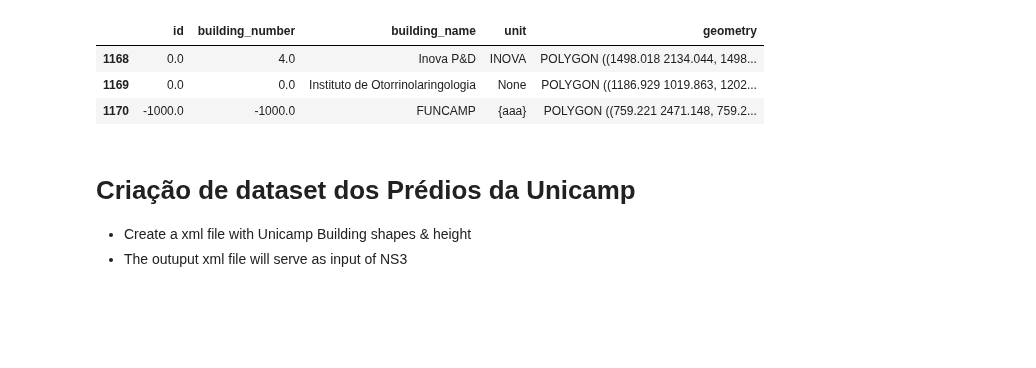
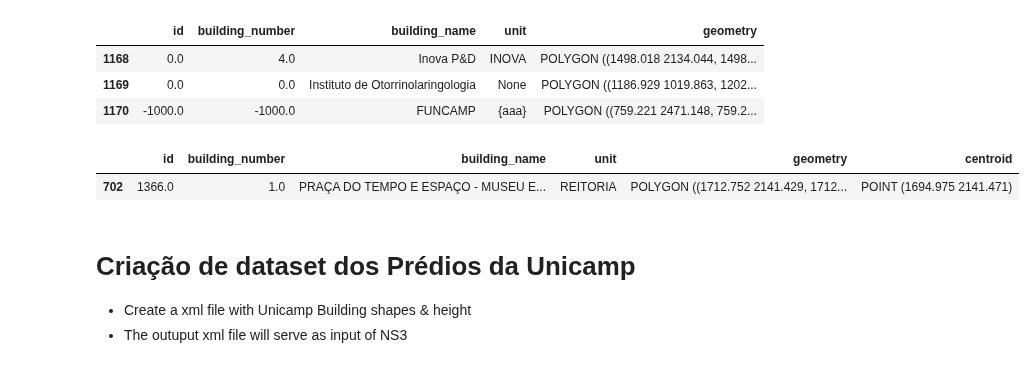
Before and after one commit to wasp-lahis/ns3-bmap, a Jupyter notebook: NS3/obstacle_exp/unicamp-arcgis-input-to-ns3/create-dataset-inputs-to-ns3.ipynb, the cells around one changed output. Cells and saved outputs as stored; diff of their text form; code cells hidden in the pictures; blank space fills up the shorter version.

```diff
--- a/NS3/obstacle_exp/unicamp-arcgis-input-to-ns3/create-dataset-inputs-to-ns3.ipynb
+++ b/NS3/obstacle_exp/unicamp-arcgis-input-to-ns3/create-dataset-inputs-to-ns3.ipynb
@@ -576,6 +579,15 @@ a
 | 1168 | 0.0 | 4.0 | Inova P&D | INOVA | POLYGON ((1498.018 2134.044, 1498... |
 | 1169 | 0.0 | 0.0 | Instituto de Otorrinolaringologia | None | POLYGON ((1186.929 1019.863, 1202... |
 | 1170 | -1000.0 | -1000.0 | FUNCAMP | {aaa} | POLYGON ((759.221 2471.148, 759.2... |
+# %%
+mapa_normalizado['centroid'] = mapa_normalizado.centroid
+# %%
+# get centroid museu
+a =  mapa_normalizado.iloc[702: 703]
+a
+# %% [output]
+|  | id | building_number | building_name | unit | geometry | centroid |
+| 702 | 1366.0 | 1.0 | PRAÇA DO TEMPO E ESPAÇO - MUSEU E... | REITORIA | POLYGON ((1712.752 2141.429, 1712... | POINT (1694.975 2141.471) |
 # %% [markdown]
 # Criação de dataset dos Prédios da Unicamp
 
```
Also changed, not shown: parts of 2 cells of this notebook, 2 other files.
